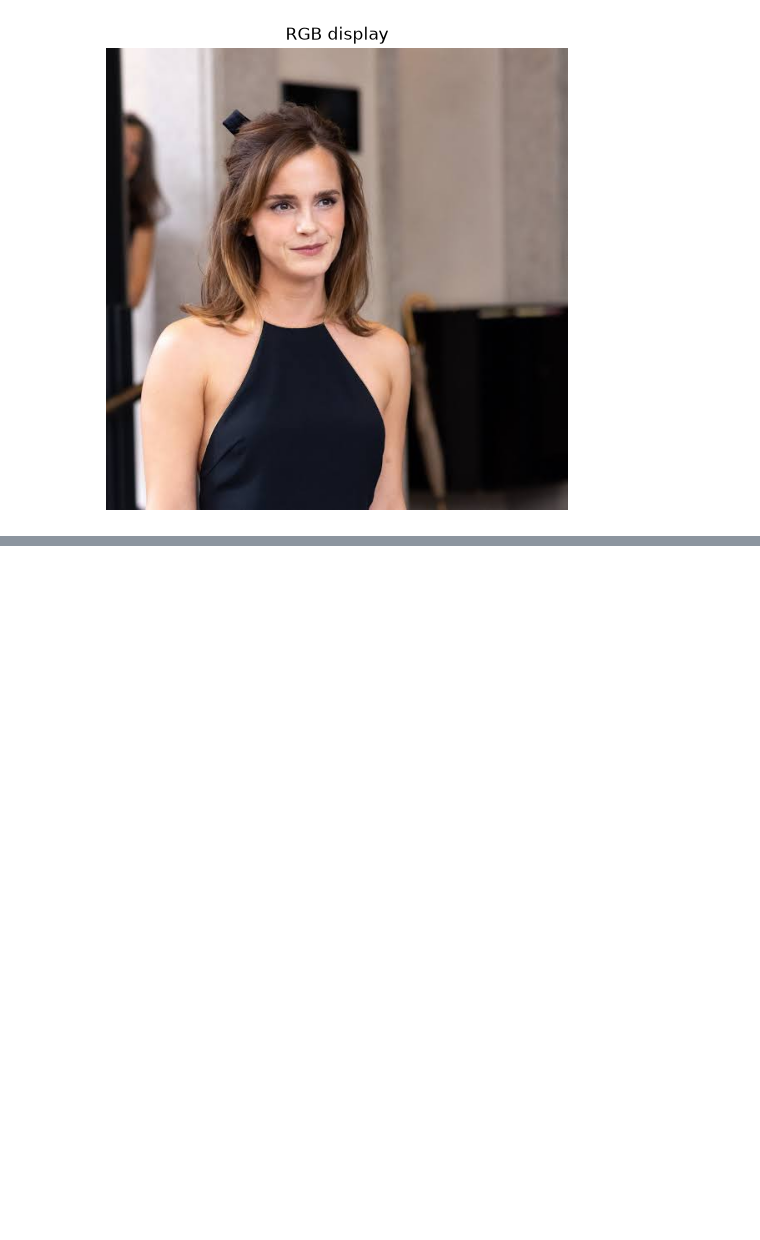
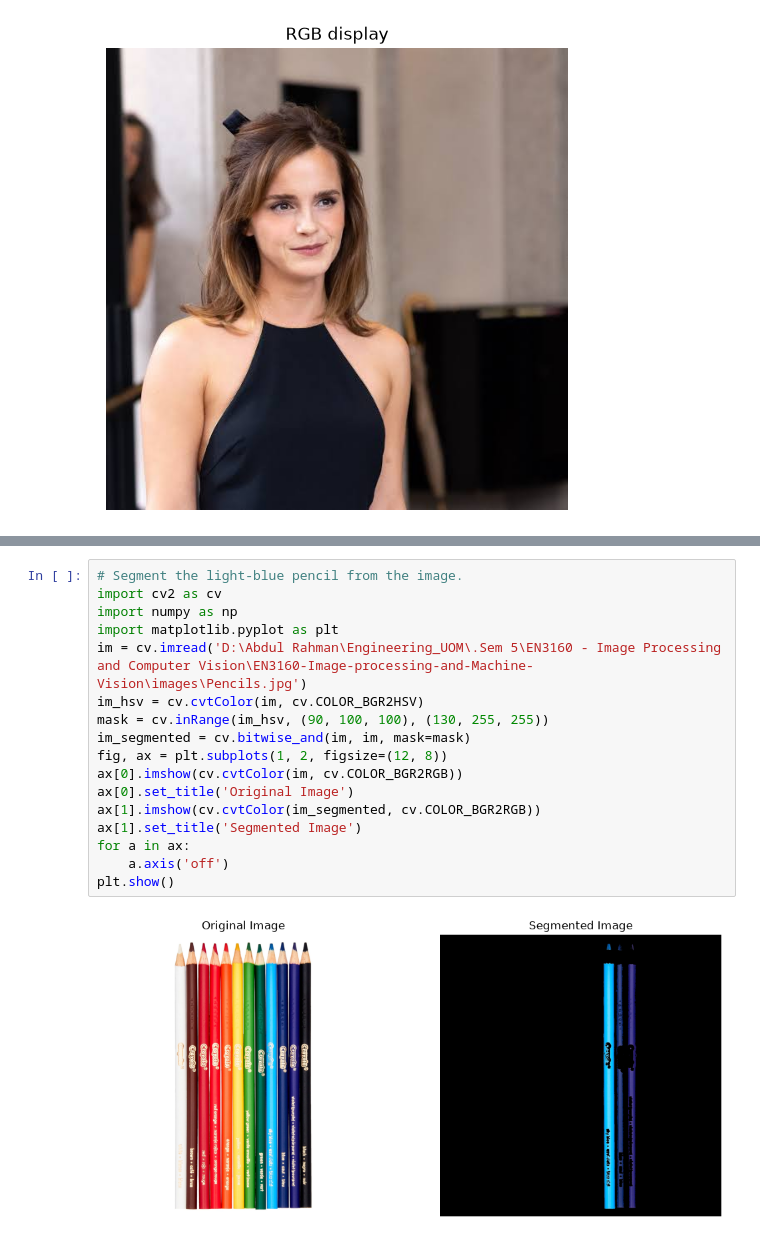
Before and after one commit to Abdul-Rahman-bme/EN3160-Image-processing-and-Machine-Vision, a Jupyter notebook: Lec_2_code/Lec_2_jupyter.ipynb, the cells around one changed output, grey strips where cells are left out. Drawn from its saved outputs; the diff is of its cells as text; blank space fills up the shorter version.

```diff
--- a/Lec_2_code/Lec_2_jupyter.ipynb
+++ b/Lec_2_code/Lec_2_jupyter.ipynb
@@ -215,0 +256,19 @@ Mean BGR values: [ 94.87510915 101.14755177 118.8290542 ]
+# %%
+# Segment the light-blue pencil from the image.
+import cv2 as cv
+import numpy as np
+import matplotlib.pyplot as plt
+im = cv.imread('D:\Abdul Rahman\Engineering_UOM\.Sem 5\EN3160 - Image Processing and Computer Vision\EN3160-Image-processing-and-Machine-Vision\images\Pencils.jpg')
+im_hsv = cv.cvtColor(im, cv.COLOR_BGR2HSV)
+mask = cv.inRange(im_hsv, (90, 100, 100), (130, 255, 255))
+im_segmented = cv.bitwise_and(im, im, mask=mask)
+fig, ax = plt.subplots(1, 2, figsize=(12, 8))
+ax[0].imshow(cv.cvtColor(im, cv.COLOR_BGR2RGB))
+ax[0].set_title('Original Image')
+ax[1].imshow(cv.cvtColor(im_segmented, cv.COLOR_BGR2RGB))
+ax[1].set_title('Segmented Image')
+for a in ax:
+    a.axis('off')
+plt.show()
+# %% [output]
+[figure, added]
```
Also changed, not shown: parts of 6 cells of this notebook, 2 other files.
